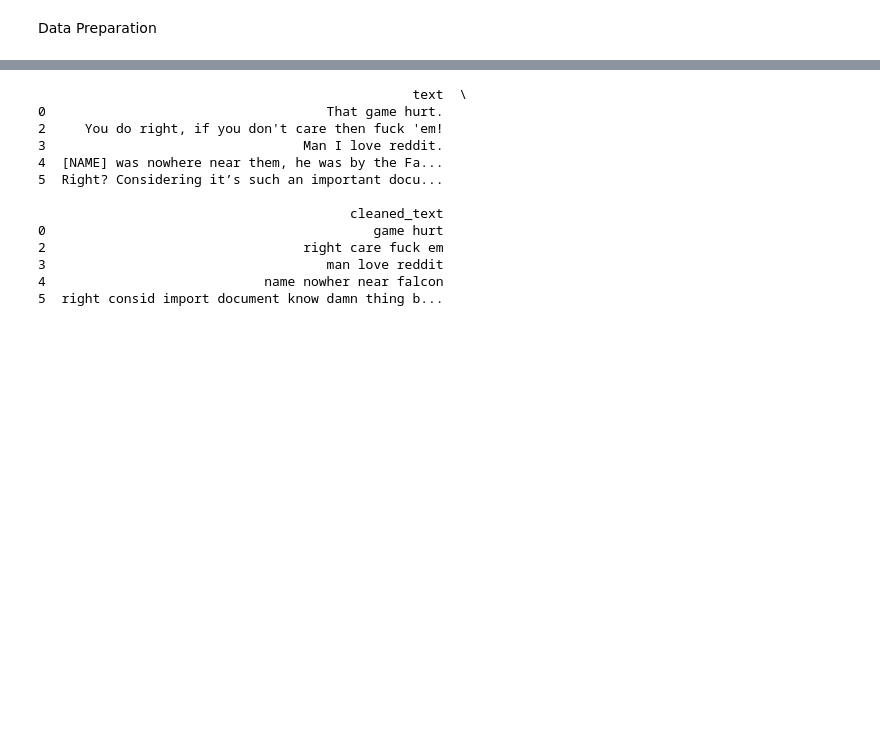
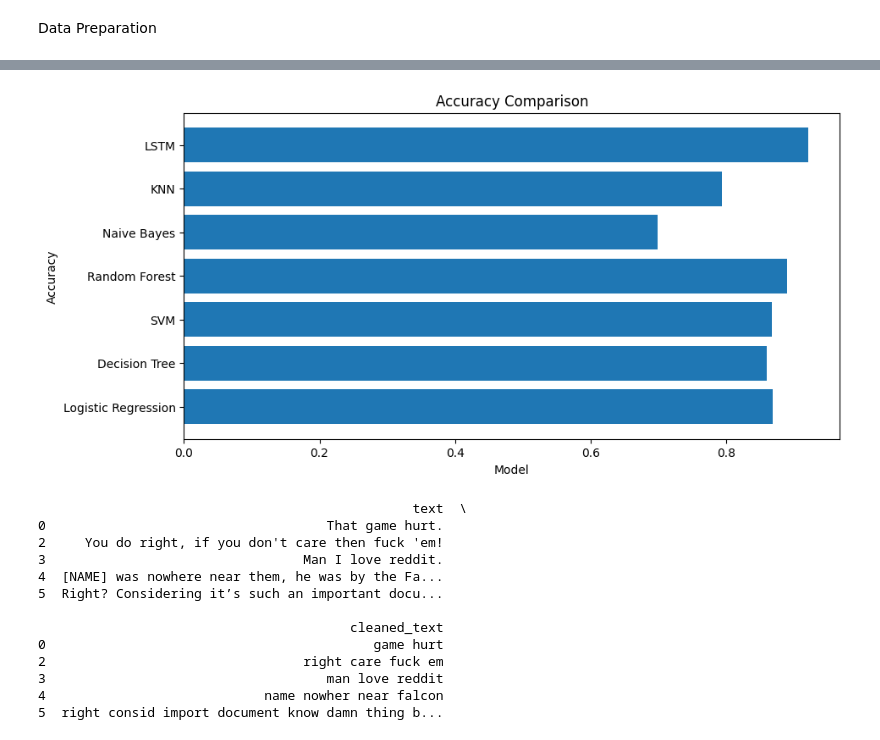
Before and after one commit to ChrisJulLimantoro/sentiment-analysis, a Jupyter notebook: proyek.ipynb, the cells around one changed output, grey strips where cells are left out. Cells and saved outputs as stored; diff of their text form; code cells hidden in the pictures; blank space fills up the shorter version.

```diff
--- a/proyek.ipynb
+++ b/proyek.ipynb
@@ -106,0 +348,17 @@ Tokenizing
+# %%
+tokenizer = Tokenizer(oov_token='UNK')
+tokenizer.fit_on_texts(pd.concat([X_train, X_test], axis=0))
+
+tokenizer.texts_to_sequences(X_train[0].split())
+tokenizer.texts_to_matrix(X_train[0].split())
+
+sequences_train = tokenizer.texts_to_sequences(X_train)
+sequences_test = tokenizer.texts_to_sequences(X_test)
+sequences_val = tokenizer.texts_to_sequences(X_val)
+# %%
+X_train = pad_sequences(sequences_train, maxlen=225, truncating='pre')
+X_test = pad_sequences(sequences_test, maxlen=225, truncating='pre')
+X_val = pad_sequences(sequences_val, maxlen=225, truncating='pre')
+
+vocabSize = len(tokenizer.index_word) + 1
+print(f"Vocabulary size = {vocabSize}")
@@ -106,0 +466,5 @@ Tokenizing
+# %%
+# Load trained model
+model2 = keras.models.load_model('emotion_analysis_model')
+model2.trainable = False
+model2.summary()
@@ -106,0 +489,4 @@ Tokenizing
+# %%
+loss, accuracy = model2.evaluate(X_test, y_test)
+accuracies.append(accuracy)
+print('Accuracy: %f' % (accuracy*100))
@@ -107,3 +496,14 @@ Tokenizing
+# %%
+labels = ['Logistic Regression', 'Decision Tree', 'SVM', 'Random Forest', 'Naive Bayes', 'KNN', 'LSTM']
+
+plt.figure(figsize=(10, 5))
+plt.barh(labels, accuracies)
+plt.title('Accuracy Comparison')
+plt.xlabel('Model')
+plt.ylabel('Accuracy')
+plt.show()
+# %% [output]
+[figure, added]
 # %%
 # Initialize the Lancaster Stemmer from NLTK
 stemmer = PorterStemmer()
```
Also changed, not shown: parts of 28 cells of this notebook, 8 other files.
